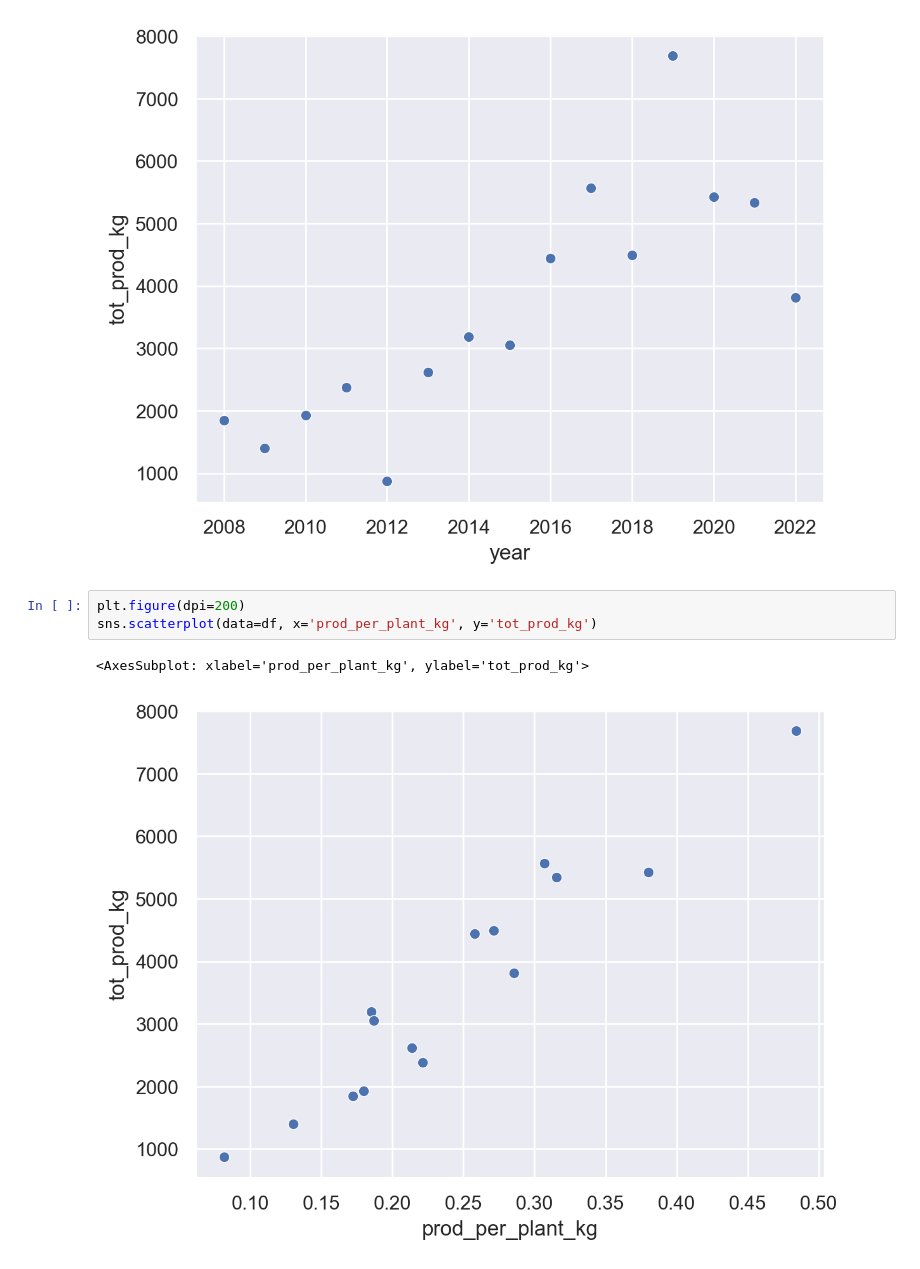
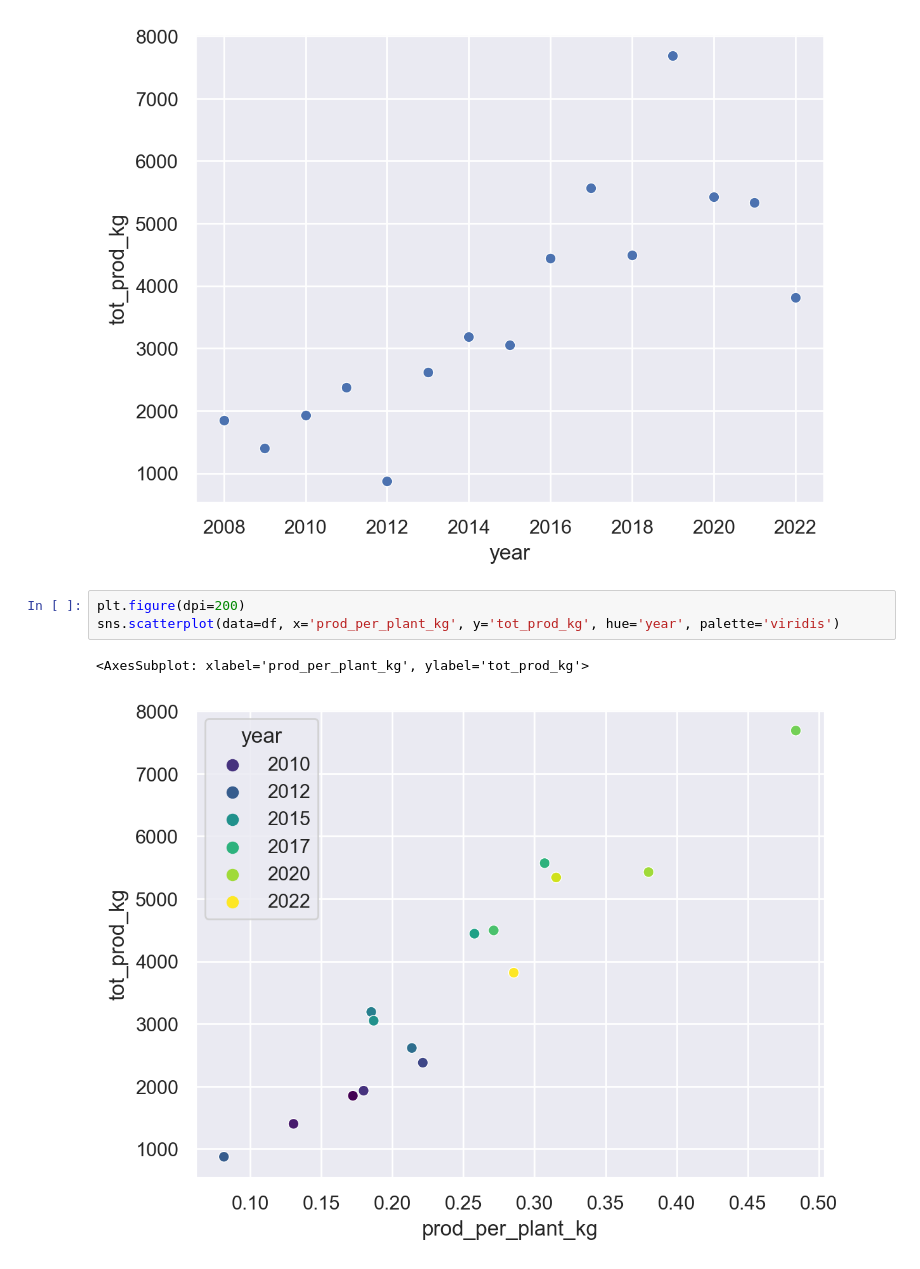
Before and after one commit to pdrew32/Cafe-Casa-Martinez, a Jupyter notebook: exploratory_data_analysis.ipynb, the cells around one changed output. Saved outputs shown, nothing was run; the diff lists cells and outputs as text.

```diff
--- a/exploratory_data_analysis.ipynb
+++ b/exploratory_data_analysis.ipynb
@@ -102,7 +99,7 @@ sns.scatterplot(data=df, x='year', y='tot_prod_kg')
 [figure]
 # %%
 plt.figure(dpi=200)
-sns.scatterplot(data=df, x='prod_per_plant_kg', y='tot_prod_kg')
+sns.scatterplot(data=df, x='prod_per_plant_kg', y='tot_prod_kg', hue='year', palette='viridis')
 # %% [output]
 <AxesSubplot: xlabel='prod_per_plant_kg', ylabel='tot_prod_kg'>
-[figure, old version]
+[figure, new version]
```
Also changed, not shown: parts of 3 cells of this notebook.
